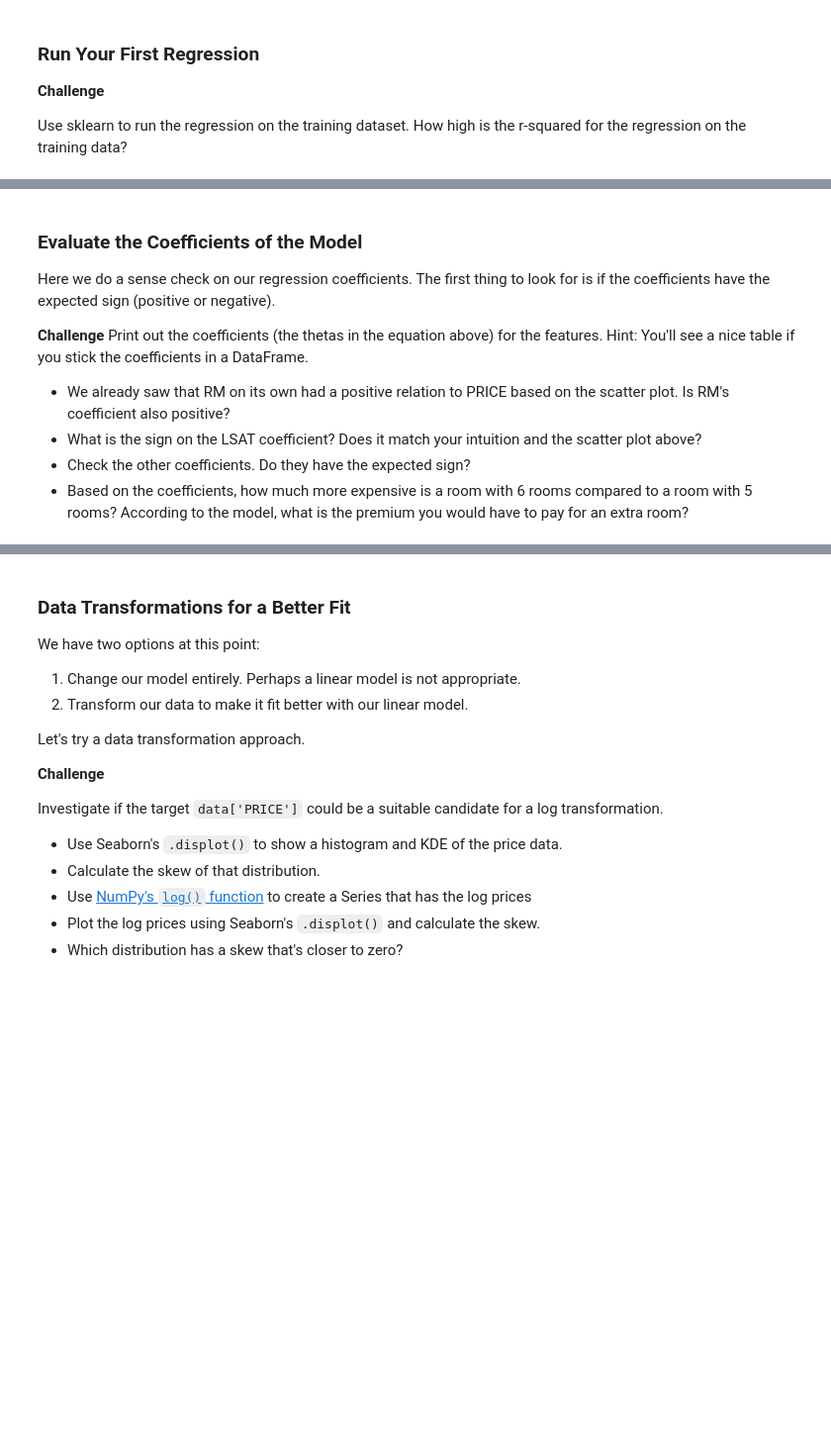
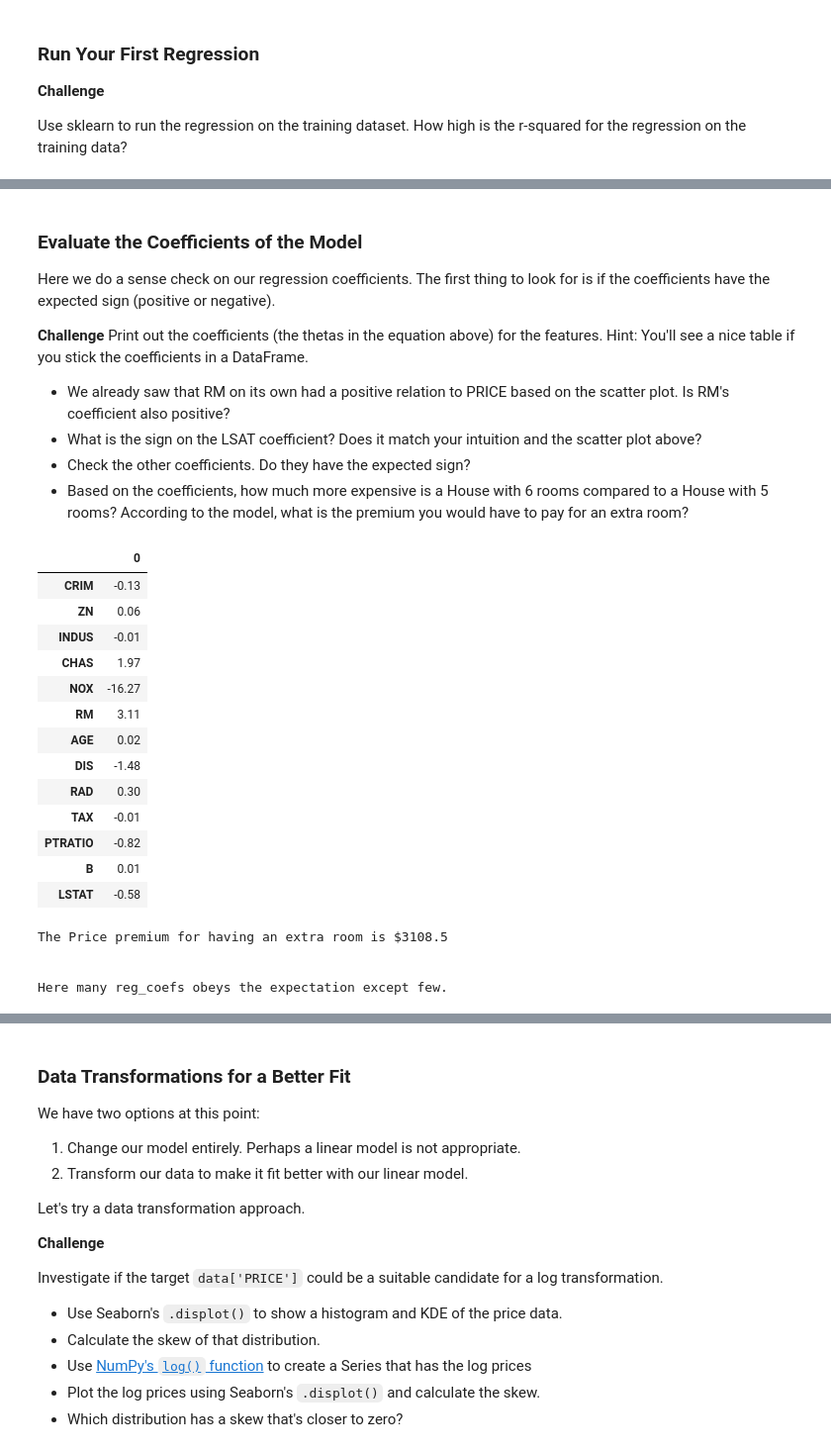
Before and after one commit to DarkDk123/House-valuation-model, a Jupyter notebook: Multivariable_Regression_and_Valuation_Model_(start).ipynb, the cells around one changed output, grey strips where cells are left out. Shown at 99% size. Cells and saved outputs as stored; diff of their text form; code cells hidden in the pictures; blank space fills up the shorter version.

Commit message:
Trained regression model & Evaluated coefficients.

```diff
--- a/Multivariable_Regression_and_Valuation_Model_(start).ipynb
+++ b/Multivariable_Regression_and_Valuation_Model_(start).ipynb
@@ -599,3 +599,9 @@ $$ PR \hat ICE = \theta _0 + \theta _1 RM + \theta _2 NOX + \theta _3 DIS + \the
 **Challenge**
 
 Use sklearn to run the regression on the training dataset. How high is the r-squared for the regression on the training data?
+# %%
+reg_model = LinearRegression()
+reg_model.fit(x_train, y_train)
+rsquared = reg_model.score(x_train, y_train)
+
+print(f'R-Squared of Training Data: {rsquared:.2}')
@@ -609,7 +625,36 @@ Here we do a sense check on our regression coefficients. The first thing to look
 * We already saw that RM on its own had a positive relation to PRICE based on the scatter plot. Is RM's coefficient also positive?
 * What is the sign on the LSAT coefficient? Does it match your intuition and the scatter plot above?
 * Check the other coefficients. Do they have the expected sign?
-* Based on the coefficients, how much more expensive is a room with 6 rooms compared to a room with 5 rooms? According to the model, what is the premium you would have to pay for an extra room?
+* Based on the coefficients, how much more expensive is a House with 6 rooms compared to a House with 5 rooms? According to the model, what is the premium you would have to pay for an extra room?
+# %%
+reg_coef = pd.DataFrame(reg_model.coef_, index=x_train.columns)
+reg_coef
+# %% [output]
+|  | 0 |
+| CRIM | -0.13 |
+| ZN | 0.06 |
+| INDUS | -0.01 |
+| CHAS | 1.97 |
+| NOX | -16.27 |
+| RM | 3.11 |
+| AGE | 0.02 |
+| DIS | -1.48 |
+| RAD | 0.30 |
+| TAX | -0.01 |
+| PTRATIO | -0.82 |
+| B | 0.01 |
+| LSTAT | -0.58 |
+# %%
+# Premium for having an extra room.
+premium = reg_coef.loc['RM'].values[0] * 1000 # here, 3.11*1000
+print(f'The Price premium for having an extra room is ${premium:.5}')
+
+print('\n\nHere many reg_coefs obeys the expectation except few.')
+# %% [output]
+The Price premium for having an extra room is $3108.5
+
+
+Here many reg_coefs obeys the expectation except few.
 # %% [markdown]
 ### Analyse the Estimated Values & Regression Residuals
 
```
Also changed, not shown: parts of 2 cells of this notebook.
